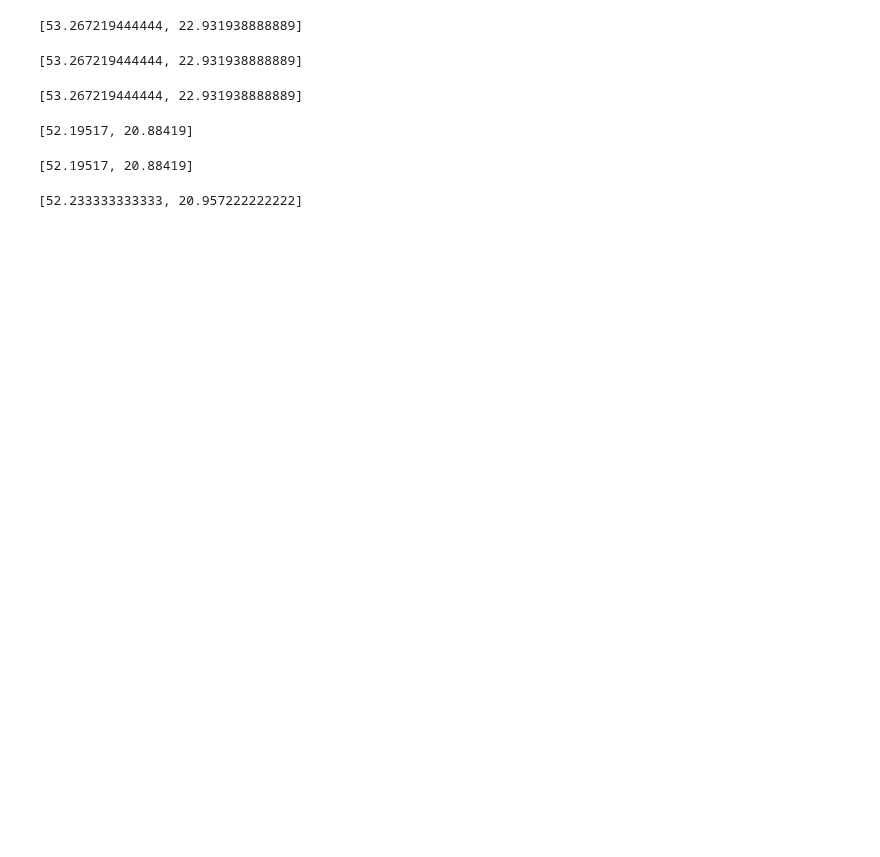
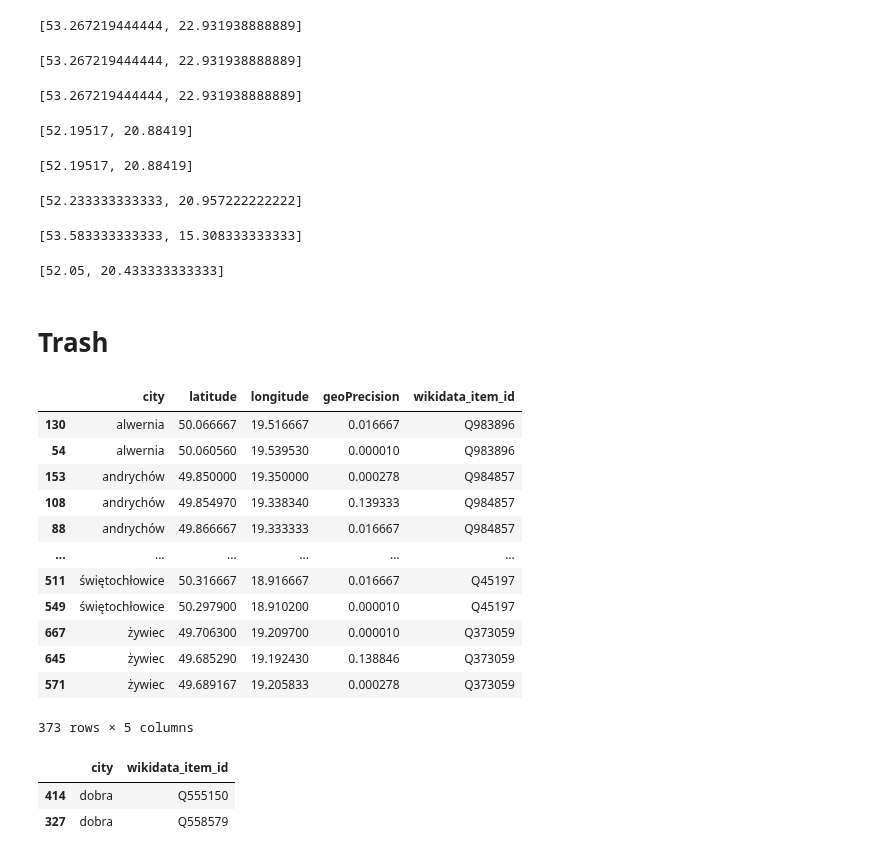
Before and after one commit to KacperGrodecki/Masovian-real-estate, a Jupyter notebook: poland_geographical_locations.ipynb, the cells around one changed output. Drawn from its saved outputs; the diff is of its cells as text; code cells hidden in the pictures; blank space fills up the shorter version.

Commit message:
Add files via upload
This version returns coordinates of a polish voivodeship, city, or district of Warsaw

```diff
--- a/poland_geographical_locations.ipynb
+++ b/poland_geographical_locations.ipynb
@@ -9,6 +9,12 @@ import requests
 import pandas as pd
 from collections import OrderedDict
 import numpy as np
+from tabulate import tabulate
+from IPython.display import display
+from IPython.core.display import display, HTML
+
+display(HTML("<style>.container { width:100% !important; }</style>"))
+pd.set_option('display.max_rows', 999)
 # %% [markdown]
 # Defs
 # %%
@@ -208,3 +330,13 @@ return_coordinates('Ursu')
 return_coordinates('Wola')
 # %% [output]
 [52.233333333333, 20.957222222222]
+# %%
+return_coordinates('Dobra') # https://www.google.com/maps/place/Dobra/@53.5819394,15.2874875,14z/data=!3m1!4b1!4m5!3m4!1s0x4700ecfde55dd20f:0x4277e1ef6ec3358a!8m2!3d53.58621!4d15.30976
+# %% [output]
+[53.583333333333, 15.308333333333]
+# %%
+return_coordinates('żyrardów') # https://www.google.com/maps/place/96-300+%C5%BByrard%C3%B3w/@52.0552575,20.4052734,13z/data=!3m1!4b1!4m5!3m4!1s0x471944c794a8145b:0x81ced2f5df4d3278!8m2!3d52.048652!4d20.445988
+# %% [output]
+[52.05, 20.433333333333]
+# %% [markdown]
+# Trash
@@ -210,0 +388,30 @@ return_coordinates('Wola')
+# %%
+# Find those city names that have multiple instaces:
+#   - those with the same wikidata_item_id are the same city with multiple coordinate sets - retain only the set with best (lowest) geoPrecision,
+#   - those with different wikidata_item_id are different cities and should not be considered with the following procedure.
+# https://stackoverflow.com/questions/55360314/pandas-groupby-take-counts-greater-than-1
+
+cities_with_multiple_coordinates = cities.loc[cities.groupby(['city', 'wikidata_item_id'])['geoPrecision'].transform('count') > 1]
+cities_with_multiple_coordinates
+# %% [output]
+|  | city | latitude | longitude | geoPrecision | wikidata_item_id |
+| 130 | alwernia | 50.066667 | 19.516667 | 0.016667 | Q983896 |
+| 54 | alwernia | 50.060560 | 19.539530 | 0.000010 | Q983896 |
+| 153 | andrychów | 49.850000 | 19.350000 | 0.000278 | Q984857 |
+| 108 | andrychów | 49.854970 | 19.338340 | 0.139333 | Q984857 |
+| 88 | andrychów | 49.866667 | 19.333333 | 0.016667 | Q984857 |
+| ... | ... | ... | ... | ... | ... |
+| 511 | świętochłowice | 50.316667 | 18.916667 | 0.016667 | Q45197 |
+| 549 | świętochłowice | 50.297900 | 18.910200 | 0.000010 | Q45197 |
+| 667 | żywiec | 49.706300 | 19.209700 | 0.000010 | Q373059 |
+| 645 | żywiec | 49.685290 | 19.192430 | 0.138846 | Q373059 |
+| 571 | żywiec | 49.689167 | 19.205833 | 0.000278 | Q373059 |
+373 rows × 5 columns
+# %%
+# Just out of curiosity, cities with the same names but different wikidata_item_ids:
+cities_with_the_same_name_but_different_wikidata_item_ids = cities.loc[cities.groupby(['city'])['wikidata_item_id'].transform('count')>1, ['city', 'wikidata_item_id']].drop_duplicates(subset=['wikidata_item_id'], keep=False)
+cities_with_the_same_name_but_different_wikidata_item_ids
+# %% [output]
+|  | city | wikidata_item_id |
+| 414 | dobra | Q555150 |
+| 327 | dobra | Q558579 |
```
Also changed, not shown: parts of 11 cells of this notebook.
